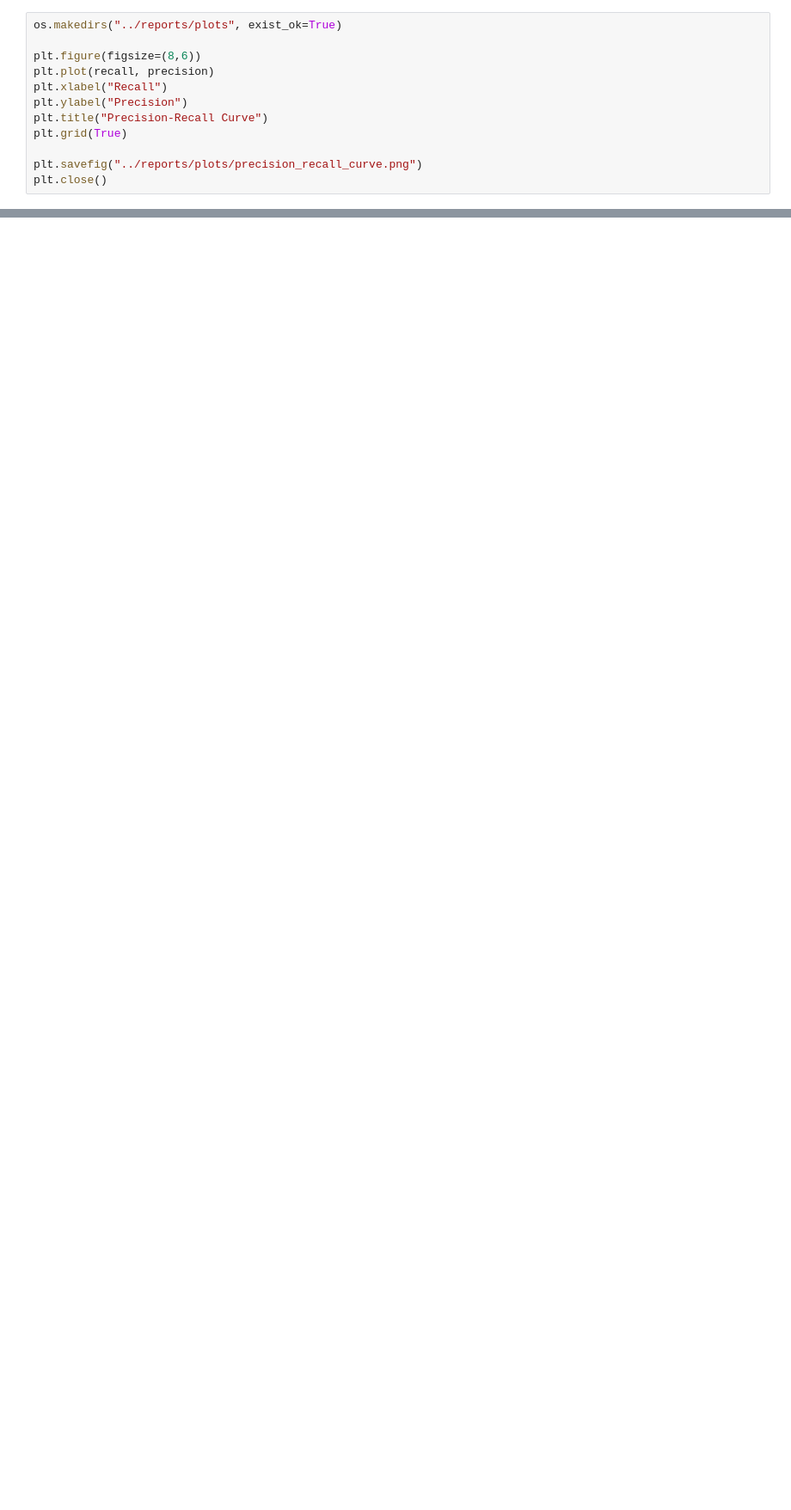
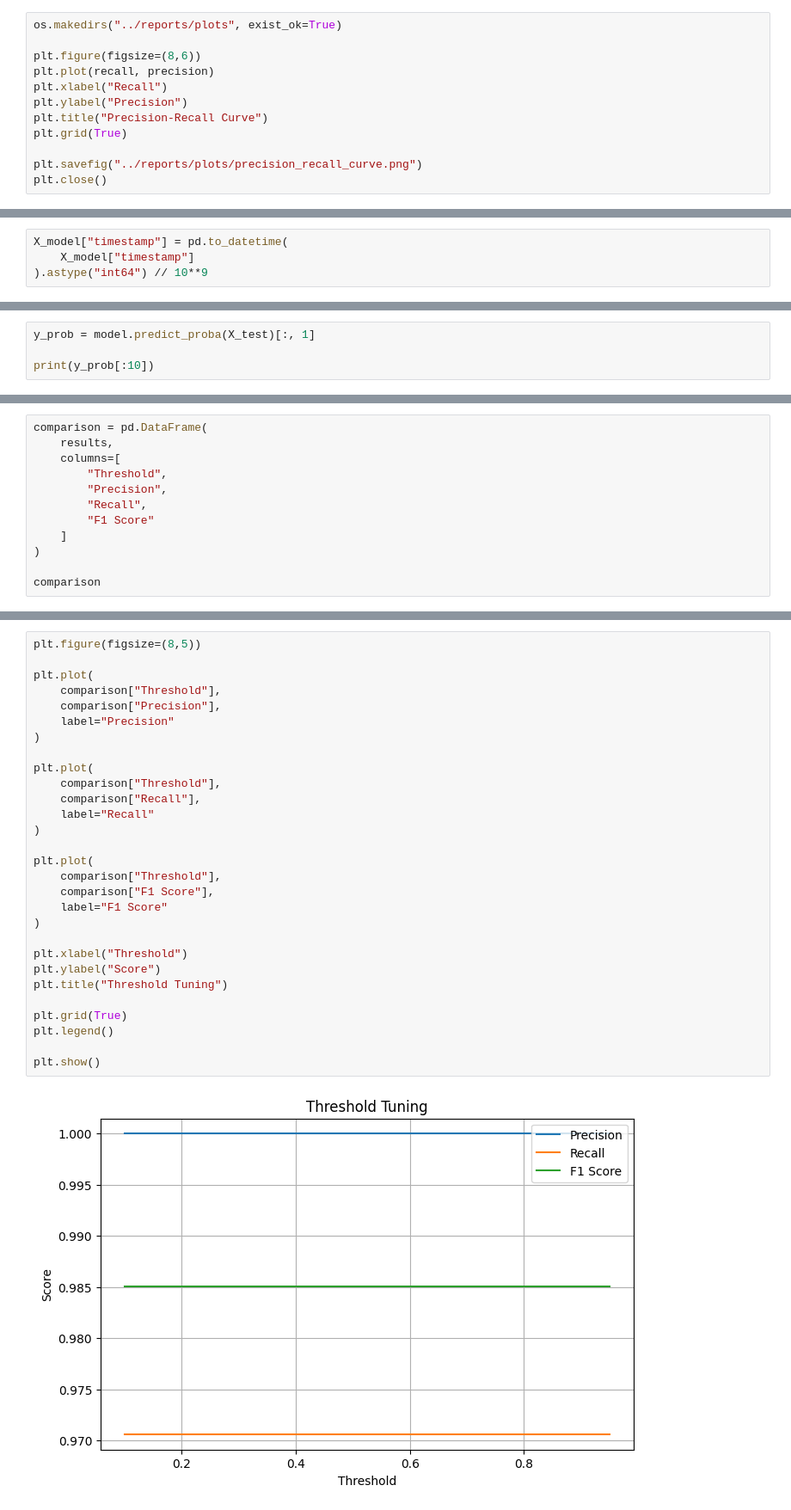
Before and after one commit to archana196/Predictive-Maintenance-IoT-AI, a Jupyter notebook: notebooks/week4_noise_threshold_analysis.ipynb, the cells around one changed output, grey strips where cells are left out. Shown at 86% size. Saved outputs shown, nothing was run; the diff lists cells and outputs as text; blank space fills up the shorter version.

Commit message:
feat: implement threshold tuning analysi

```diff
--- a/notebooks/week4_noise_threshold_analysis.ipynb
+++ b/notebooks/week4_noise_threshold_analysis.ipynb
@@ -220,0 +249,4 @@ plt.close()
+# %%
+X_model["timestamp"] = pd.to_datetime(
+    X_model["timestamp"]
+).astype("int64") // 10**9
@@ -220,0 +297,4 @@ plt.close()
+# %%
+y_prob = model.predict_proba(X_test)[:, 1]
+
+print(y_prob[:10])
@@ -220,0 +320,12 @@ plt.close()
+# %%
+comparison = pd.DataFrame(
+    results,
+    columns=[
+        "Threshold",
+        "Precision",
+        "Recall",
+        "F1 Score"
+    ]
+)
+
+comparison
@@ -220,0 +369,31 @@ plt.close()
+# %%
+plt.figure(figsize=(8,5))
+
+plt.plot(
+    comparison["Threshold"],
+    comparison["Precision"],
+    label="Precision"
+)
+
+plt.plot(
+    comparison["Threshold"],
+    comparison["Recall"],
+    label="Recall"
+)
+
+plt.plot(
+    comparison["Threshold"],
+    comparison["F1 Score"],
+    label="F1 Score"
+)
+
+plt.xlabel("Threshold")
+plt.ylabel("Score")
+plt.title("Threshold Tuning")
+
+plt.grid(True)
+plt.legend()
+
+plt.show()
+# %% [output]
+[figure, added]
```
Also changed, not shown: parts of 22 cells of this notebook.
